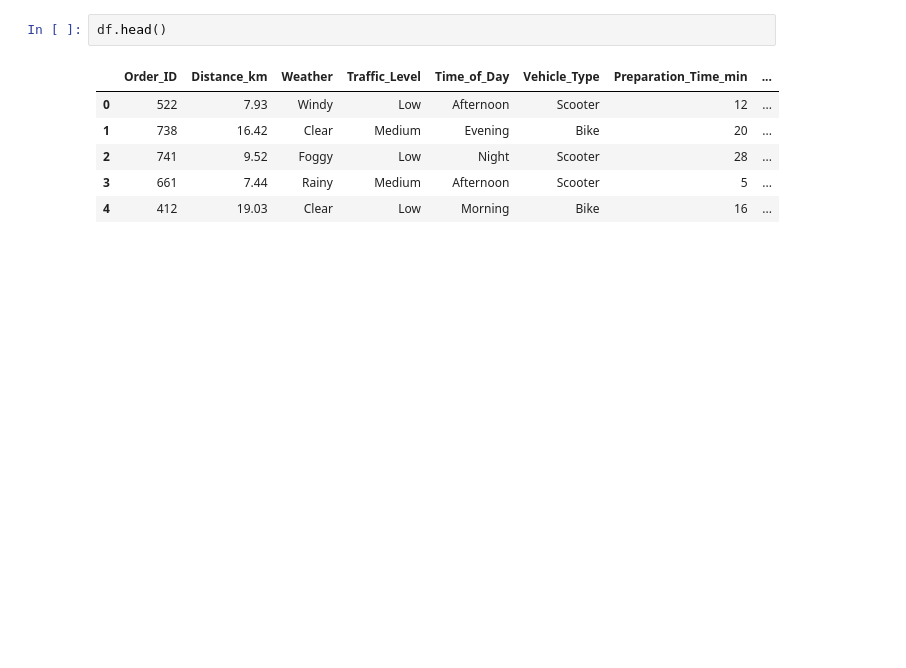
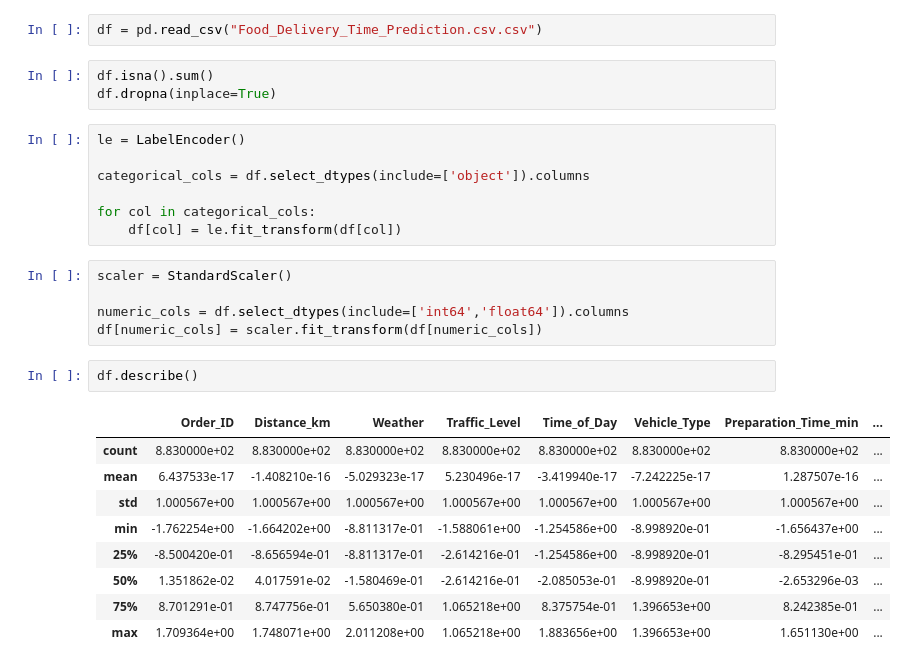
Before and after one commit to bristi2005/ML_Assingment1, a Jupyter notebook: code.ipynb, the cells around one changed output. Cells and saved outputs as stored; diff of their text form; blank space fills up the shorter version.

```diff
--- a/code.ipynb
+++ b/code.ipynb
@@ -4,9 +10,29 @@ df=pd.read_csv('Food_Delivery_Time_Prediction.csv.csv')
-# %%
-df.head()
-# %% [output]
-|  | Order_ID | Distance_km | Weather | Traffic_Level | Time_of_Day | Vehicle_Type | Preparation_Time_min | ... |
-| 0 | 522 | 7.93 | Windy | Low | Afternoon | Scooter | 12 | ... |
-| 1 | 738 | 16.42 | Clear | Medium | Evening | Bike | 20 | ... |
-| 2 | 741 | 9.52 | Foggy | Low | Night | Scooter | 28 | ... |
-| 3 | 661 | 7.44 | Rainy | Medium | Afternoon | Scooter | 5 | ... |
-| 4 | 412 | 19.03 | Clear | Low | Morning | Bike | 16 | ... |
+# %%
+df = pd.read_csv("Food_Delivery_Time_Prediction.csv.csv")
+# %%
+df.isna().sum()
+df.dropna(inplace=True)
+# %%
+le = LabelEncoder()
+
+categorical_cols = df.select_dtypes(include=['object']).columns
+
+for col in categorical_cols:
+    df[col] = le.fit_transform(df[col])
+# %%
+scaler = StandardScaler()
+
+numeric_cols = df.select_dtypes(include=['int64','float64']).columns
+df[numeric_cols] = scaler.fit_transform(df[numeric_cols])
+# %%
+df.describe()
+# %% [output]
+|  | Order_ID | Distance_km | Weather | Traffic_Level | Time_of_Day | Vehicle_Type | Preparation_Time_min | ... |
+| count | 8.830000e+02 | 8.830000e+02 | 8.830000e+02 | 8.830000e+02 | 8.830000e+02 | 8.830000e+02 | 8.830000e+02 | ... |
+| mean | 6.437533e-17 | -1.408210e-16 | -5.029323e-17 | 5.230496e-17 | -3.419940e-17 | -7.242225e-17 | 1.287507e-16 | ... |
+| std | 1.000567e+00 | 1.000567e+00 | 1.000567e+00 | 1.000567e+00 | 1.000567e+00 | 1.000567e+00 | 1.000567e+00 | ... |
+| min | -1.762254e+00 | -1.664202e+00 | -8.811317e-01 | -1.588061e+00 | -1.254586e+00 | -8.998920e-01 | -1.656437e+00 | ... |
+| 25% | -8.500420e-01 | -8.656594e-01 | -8.811317e-01 | -2.614216e-01 | -1.254586e+00 | -8.998920e-01 | -8.295451e-01 | ... |
+| 50% | 1.351862e-02 | 4.017591e-02 | -1.580469e-01 | -2.614216e-01 | -2.085053e-01 | -8.998920e-01 | -2.653296e-03 | ... |
+| 75% | 8.701291e-01 | 8.747756e-01 | 5.650380e-01 | 1.065218e+00 | 8.375754e-01 | 1.396653e+00 | 8.242385e-01 | ... |
+| max | 1.709364e+00 | 1.748071e+00 | 2.011208e+00 | 1.065218e+00 | 1.883656e+00 | 1.396653e+00 | 1.651130e+00 | ... |
```
Also changed, not shown: parts of 8 cells of this notebook.
